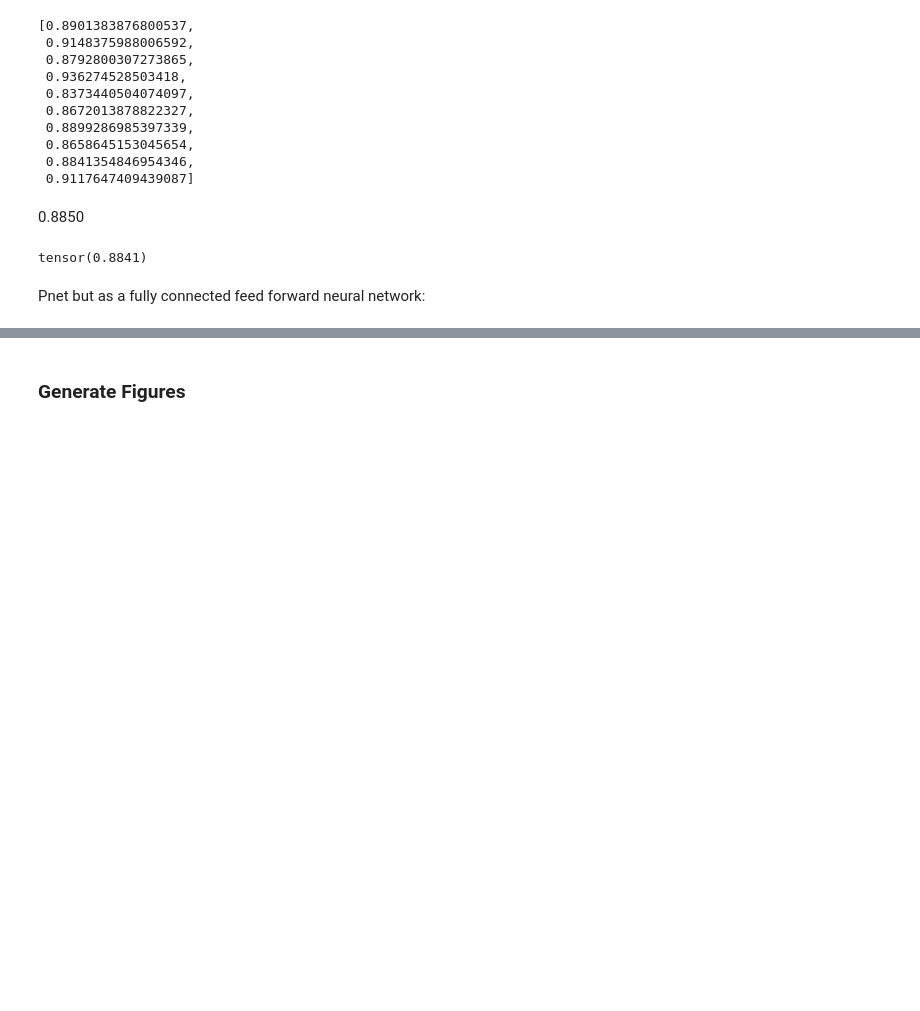
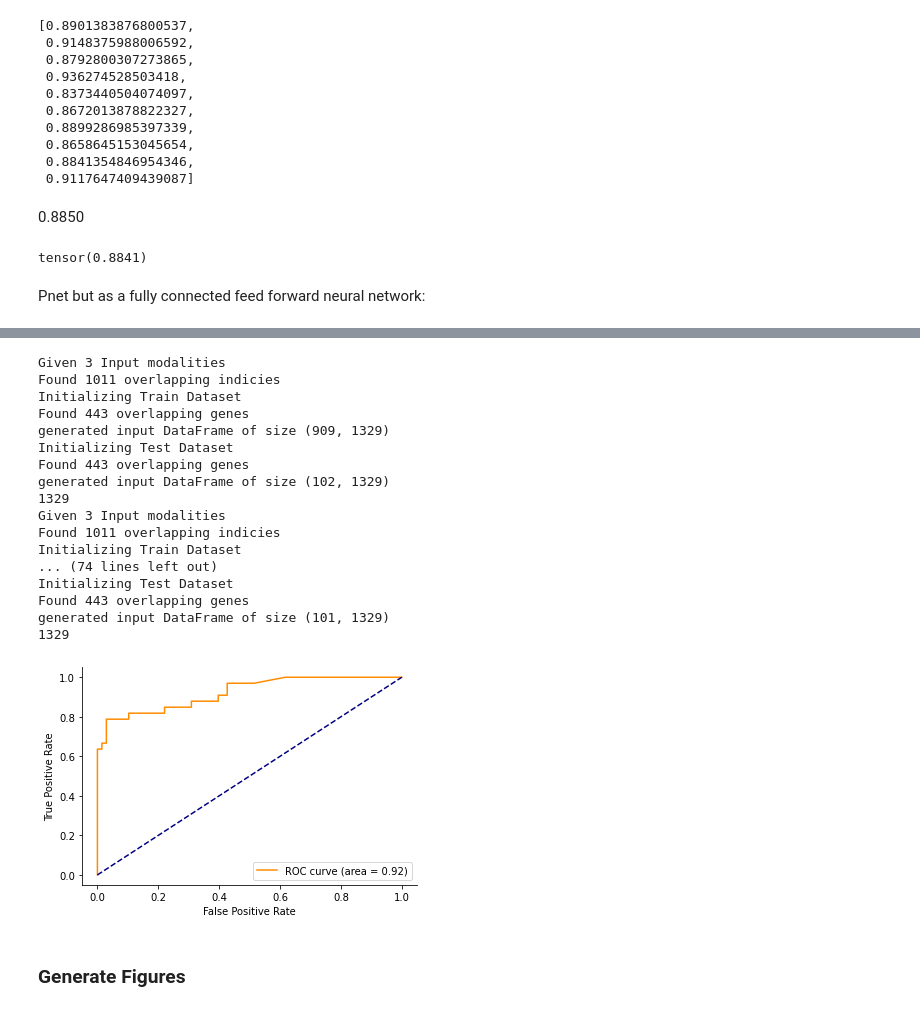
Before and after one commit to vanallenlab/pnet, a Jupyter notebook: src/performance_benchmarking.ipynb, the cells around one changed output, grey strips where cells are left out. Saved outputs shown, nothing was run; the diff lists cells and outputs as text; code cells hidden in the pictures; blank space fills up the shorter version.

```diff
--- a/src/performance_benchmarking.ipynb
+++ b/src/performance_benchmarking.ipynb
@@ -409,34 +427,53 @@ tensor(0.8766)
 for i in range(10):
     path = '../results/prostate_val_svm/run{}'.format(i)
     if not os.path.exists(path):
         os.makedirs(path)
     train_inds = list(pd.read_csv('../data/splits/train_set_{}.csv'.format(i))['indicies'])
     test_inds = list(pd.read_csv('../data/splits/test_set_{}.csv'.format(i))['indicies'])
-    train_dataset, test_dataset = pnet_loader.generate_train_test(genetic_data, target=prostate_response, train_inds=train_inds, test_inds=test_inds)
+    train_dataset, test_dataset = pnet_loader.generate_train_test(genetic_data, target=prostate_response, train_inds=train_inds, test_inds=test_inds, gene_set=canc_genes)
 
     x_train = train_dataset.x
     additional_train = train_dataset.additional
     y_train = train_dataset.y.ravel()
     x_test = test_dataset.x
     additional_test = test_dataset.additional
     y_test = test_dataset.y.ravel()
 
     svm = SVC(gamma='auto', kernel='linear', probability=True)
     svm.fit(x_train, y_train)
 
     preds = svm.predict(x_test)
     preds_prob = svm.predict_proba(x_test)
     plt.clf()
     auc = util.get_auc(torch.tensor(preds_prob[:,1], dtype=torch.float), y_test, save=path+'/auc_curve.pdf')
     auc_prc = util.get_auc_prc(torch.tensor(preds_prob[:,1], dtype=torch.float), y_test)
     f1_score = util.get_f1(torch.tensor(preds, dtype=torch.float), y_test)
     importances = svm.coef_
     print(len(importances[0]))
     svm_importances = pd.Series(importances[0], index=test_dataset.input_df.columns)
     svm_importances.to_csv(path+'/gene_feature_importances.csv')
     torch.save(auc, path+'/AUC.pt')
     torch.save(auc_prc, path+'/AUC_PRC.pt')
     torch.save(f1_score, path+'/F1.pt')
+# %% [output]
+Given 3 Input modalities
+Found 1011 overlapping indicies
+Initializing Train Dataset
+Found 443 overlapping genes
+generated input DataFrame of size (909, 1329)
+Initializing Test Dataset
+Found 443 overlapping genes
+generated input DataFrame of size (102, 1329)
+1329
+Given 3 Input modalities
+Found 1011 overlapping indicies
+Initializing Train Dataset
+... (74 lines left out)
+Initializing Test Dataset
+Found 443 overlapping genes
+generated input DataFrame of size (101, 1329)
+1329
+[figure, added]
 # %% [markdown]
 ### Generate Figures
 # %%
```
Also changed, not shown: parts of 62 cells of this notebook, 7 other files.
